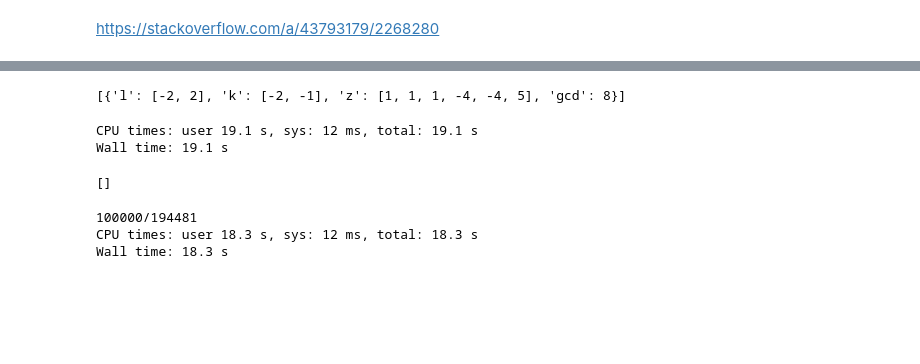
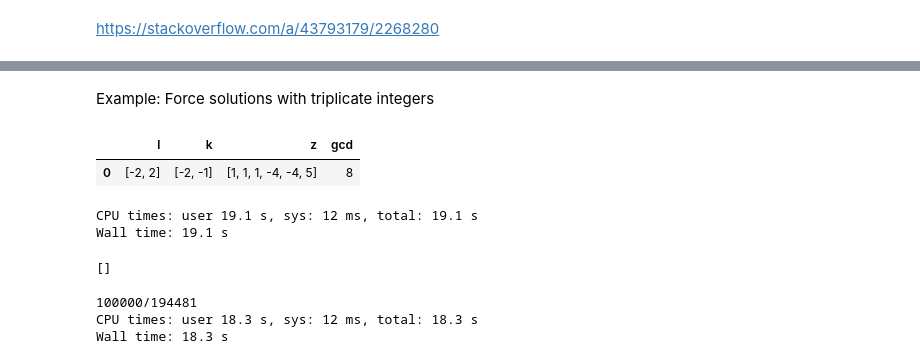
Before and after one commit to LBJ-Wade/anomaly, a Jupyter notebook: anomalysolutions-class.ipynb, the cells around one changed output, grey strips where cells are left out. Cells and saved outputs as stored; diff of their text form; code cells hidden in the pictures; blank space fills up the shorter version.

```diff
--- a/anomalysolutions-class.ipynb
+++ b/anomalysolutions-class.ipynb
@@ -142,5 +135,9 @@ s(5)
 # %%
 class dark(solutions):
+    '''
+    Modify the self.chiral function to obtain solutions
+    with either duplicate or triplicate integers
+    '''
     def chiral(self,X=False,verbose=False,print_step=100000):
         m=2
         if X:
@@ -171,9 +170,12 @@ class dark(solutions):
 # %%
 s=dark()
+# %% [markdown]
+Example: Force solutions with triplicate integers
 # %%
-s(6,X=True)
+pd.DataFrame(   s(6,X=True)   )
 # %% [output]
-[{'l': [-2, 2], 'k': [-2, -1], 'z': [1, 1, 1, -4, -4, 5], 'gcd': 8}]
+|  | l | k | z | gcd |
+| 0 | [-2, 2] | [-2, -1] | [1, 1, 1, -4, -4, 5] | 8 |
 # %%
 %%time
 s=dark(nmin=-32,nmax=32)
```
Also changed, not shown: parts of 126 cells of this notebook.
